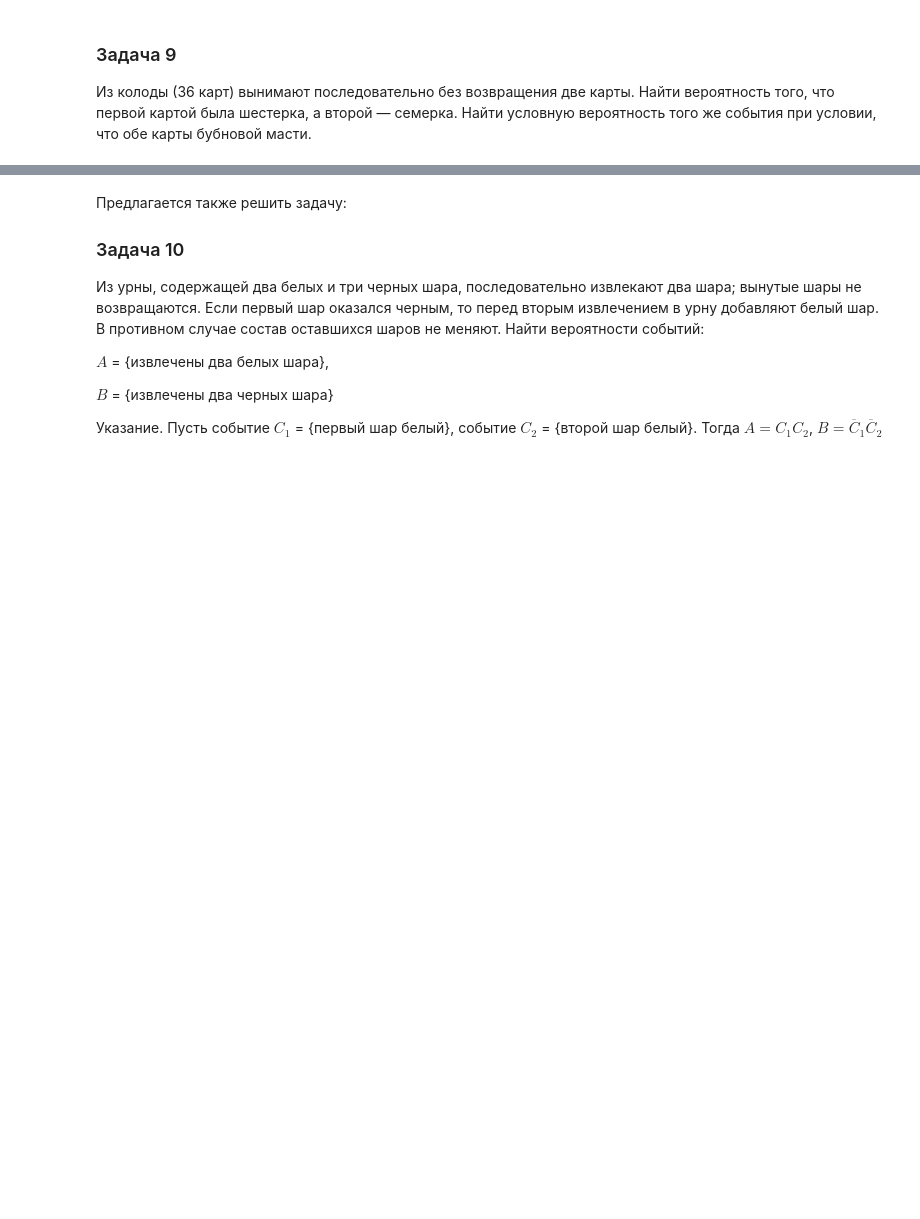
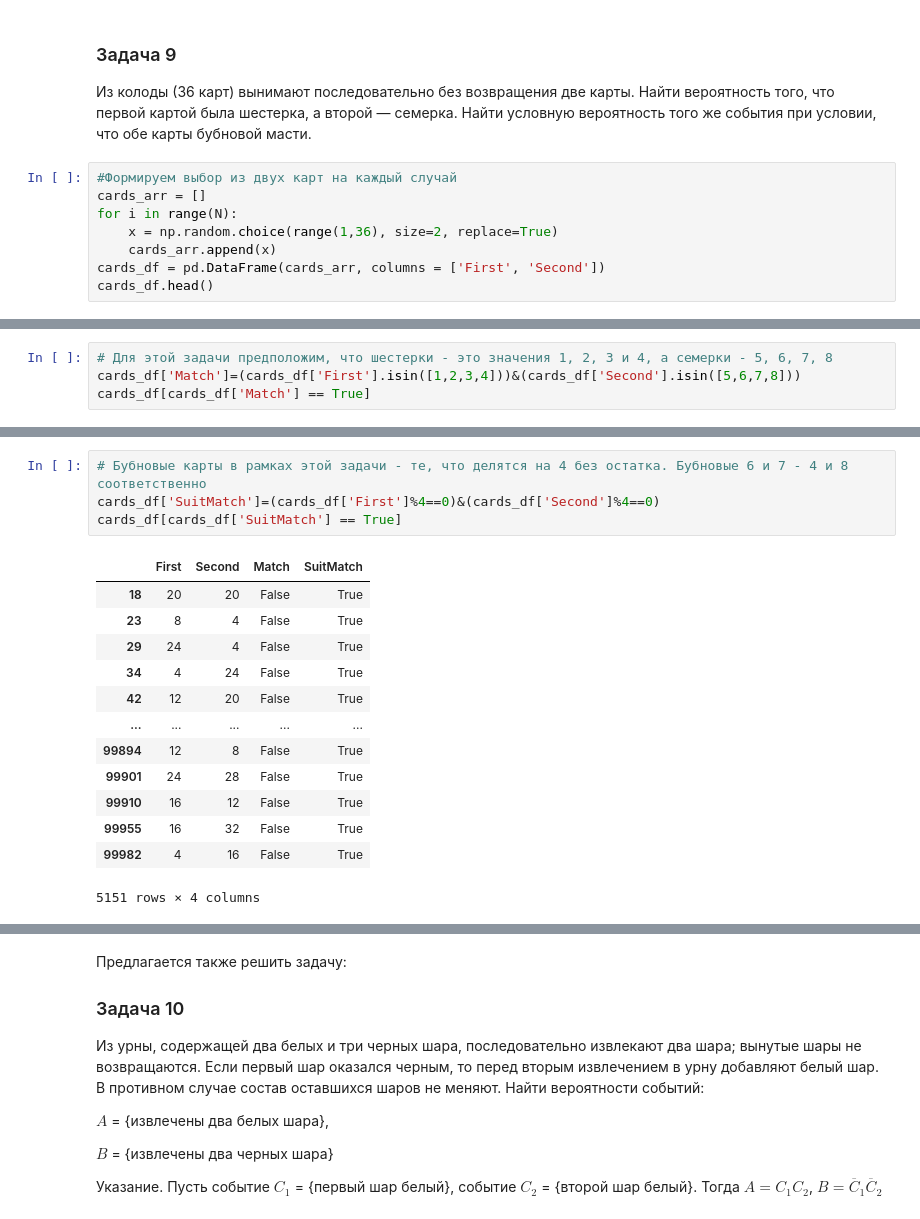
Before and after one commit to Itillonis/DA, a Jupyter notebook: Практика_к_занятию_11 empty.ipynb, the cells around one changed output, grey strips where cells are left out. Cells and saved outputs as stored; diff of their text form; blank space fills up the shorter version.

```diff
--- a/Практика_к_занятию_11 empty.ipynb
+++ b/Практика_к_занятию_11 empty.ipynb
@@ -174,3 +260,11 @@ D = {Среди стершихся цифр хотя бы две различн
 # %% [markdown]
 ### Задача 9
 Из колоды (36 карт) вынимают последовательно без возвращения две карты. Найти вероятность того, что первой картой была шестерка, а второй — семерка. Найти условную вероятность того же события при условии, что обе карты бубновой масти.
+# %%
+#Формируем выбор из двух карт на каждый случай
+cards_arr = []
+for i in range(N):
+    x = np.random.choice(range(1,36), size=2, replace=True)
+    cards_arr.append(x)
+cards_df = pd.DataFrame(cards_arr, columns = ['First', 'Second'])
+cards_df.head()
@@ -176,0 +278,4 @@ D = {Среди стершихся цифр хотя бы две различн
+# %%
+# Для этой задачи предположим, что шестерки - это значения 1, 2, 3 и 4, а семерки - 5, 6, 7, 8
+cards_df['Match']=(cards_df['First'].isin([1,2,3,4]))&(cards_df['Second'].isin([5,6,7,8]))
+cards_df[cards_df['Match'] == True]
@@ -176,0 +296,18 @@ D = {Среди стершихся цифр хотя бы две различн
+# %%
+# Бубновые карты в рамках этой задачи - те, что делятся на 4 без остатка. Бубновые 6 и 7 - 4 и 8 соответственно
+cards_df['SuitMatch']=(cards_df['First']%4==0)&(cards_df['Second']%4==0)
+cards_df[cards_df['SuitMatch'] == True]
+# %% [output]
+|  | First | Second | Match | SuitMatch |
+| 18 | 20 | 20 | False | True |
+| 23 | 8 | 4 | False | True |
+| 29 | 24 | 4 | False | True |
+| 34 | 4 | 24 | False | True |
+| 42 | 12 | 20 | False | True |
+| ... | ... | ... | ... | ... |
+| 99894 | 12 | 8 | False | True |
+| 99901 | 24 | 28 | False | True |
+| 99910 | 16 | 12 | False | True |
+| 99955 | 16 | 32 | False | True |
+| 99982 | 4 | 16 | False | True |
+5151 rows × 4 columns
```
Also changed, not shown: parts of 14 cells of this notebook, 1 other file.
